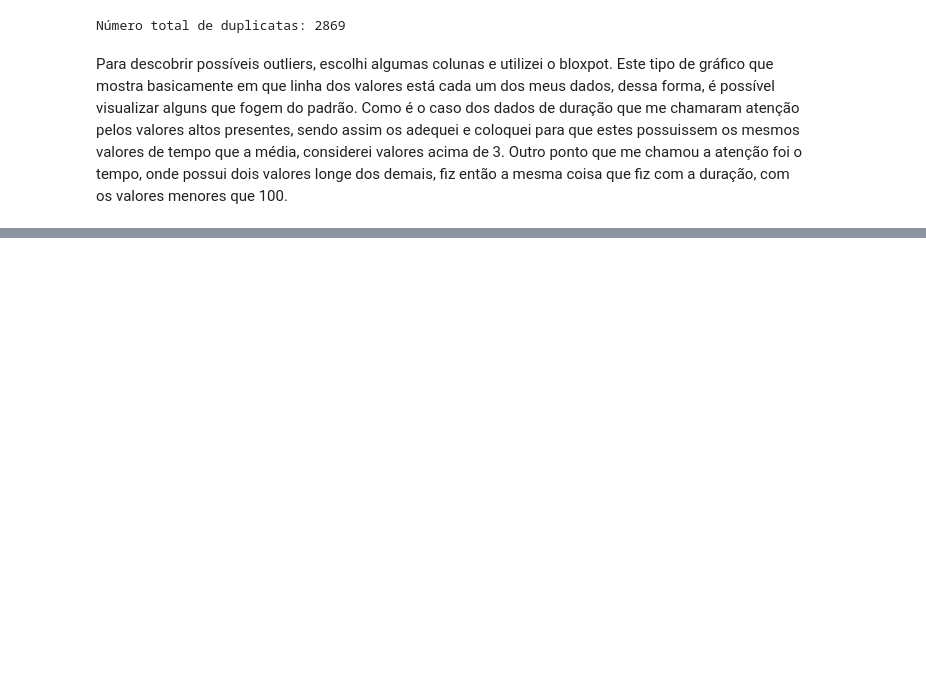
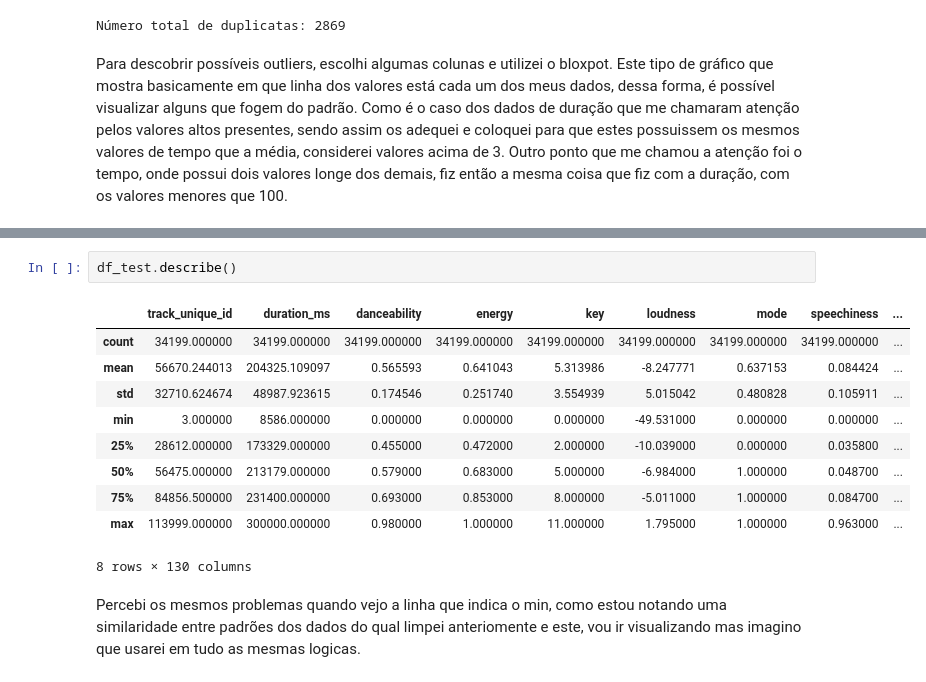
Before and after one commit to Yanomafpk/Ponderada-spotify, a Jupyter notebook: ponderada.ipynb, the cells around one changed output, grey strips where cells are left out. Drawn from its saved outputs; the diff is of its cells as text; blank space fills up the shorter version.

```diff
--- a/ponderada.ipynb
+++ b/ponderada.ipynb
@@ -156,0 +199,15 @@ Agora, após fazer isso no primeiro data frame, repeti esses passos de limpeza p
+# %%
+df_test.describe()
+# %% [output]
+|  | track_unique_id | duration_ms | danceability | energy | key | loudness | mode | speechiness | ... |
+| count | 34199.000000 | 34199.000000 | 34199.000000 | 34199.000000 | 34199.000000 | 34199.000000 | 34199.000000 | 34199.000000 | ... |
+| mean | 56670.244013 | 204325.109097 | 0.565593 | 0.641043 | 5.313986 | -8.247771 | 0.637153 | 0.084424 | ... |
+| std | 32710.624674 | 48987.923615 | 0.174546 | 0.251740 | 3.554939 | 5.015042 | 0.480828 | 0.105911 | ... |
+| min | 3.000000 | 8586.000000 | 0.000000 | 0.000000 | 0.000000 | -49.531000 | 0.000000 | 0.000000 | ... |
+| 25% | 28612.000000 | 173329.000000 | 0.455000 | 0.472000 | 2.000000 | -10.039000 | 0.000000 | 0.035800 | ... |
+| 50% | 56475.000000 | 213179.000000 | 0.579000 | 0.683000 | 5.000000 | -6.984000 | 1.000000 | 0.048700 | ... |
+| 75% | 84856.500000 | 231400.000000 | 0.693000 | 0.853000 | 8.000000 | -5.011000 | 1.000000 | 0.084700 | ... |
+| max | 113999.000000 | 300000.000000 | 0.980000 | 1.000000 | 11.000000 | 1.795000 | 1.000000 | 0.963000 | ... |
+8 rows × 130 columns
+# %% [markdown]
+Percebi os mesmos problemas quando vejo a linha que indica o min, como estou notando uma similaridade entre padrões dos dados do qual limpei anteriomente e este, vou ir visualizando mas imagino que usarei em tudo as mesmas logicas.
```
Also changed, not shown: parts of 33 cells of this notebook.
